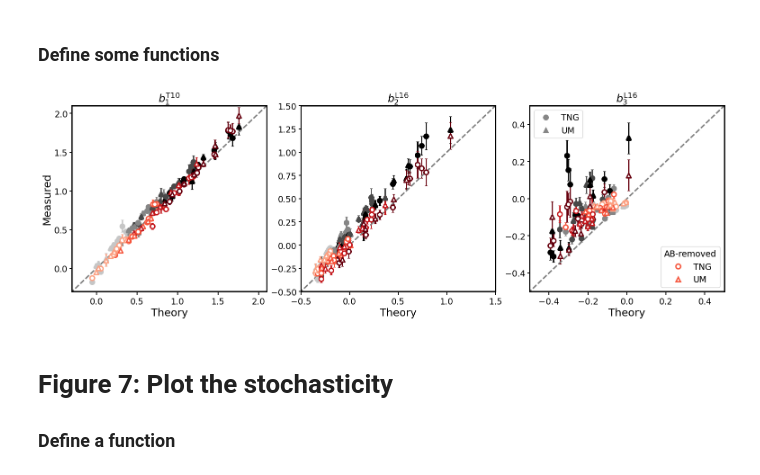
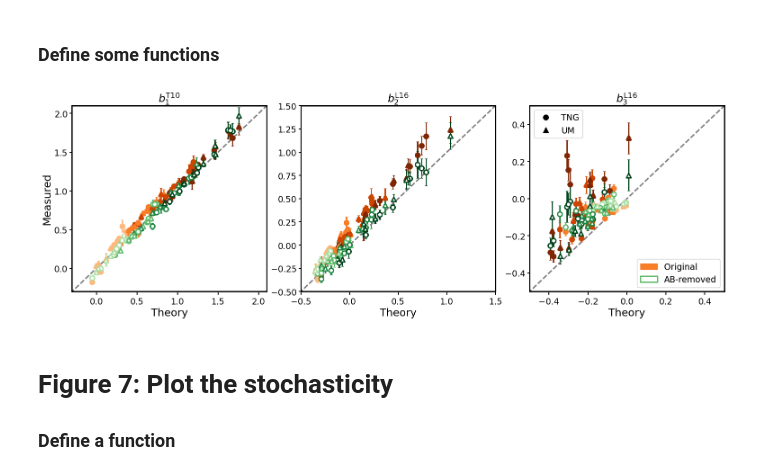
Before and after one commit to mshiferaw/bias, a Jupyter notebook: notebooks/Figures6-7.ipynb, the cells around one changed output. Cells and saved outputs as stored; diff of their text form; code cells hidden in the pictures.

```diff
--- a/notebooks/Figures6-7.ipynb
+++ b/notebooks/Figures6-7.ipynb
@@ -50,8 +50,8 @@ delta_c = 1.686
 cosmo_default = ccl.Cosmology(Omega_b=0.0486, Omega_c=0.2589, h=h, n_s=0.9667, sigma8=0.8159)
 hmf = ccl.halos.MassFuncTinker10()
 # %%
-cmap_AB = plt.get_cmap('Greys')(np.linspace(0.333, 0.999, 4))
-cmap_ABR = plt.get_cmap('Reds')(np.linspace(0.333, 0.999, 4))
+cmap_AB = plt.get_cmap('Oranges')(np.linspace(0.333, 0.999, 4))
+cmap_ABR = plt.get_cmap('Greens')(np.linspace(0.333, 0.999, 4))
 # %% [markdown]
 ### Define some functions
 # %%
@@ -200,42 +200,42 @@ for prefix, legend_title, cmap in zip(['', 'AB_'], ['', 'AB-removed'], [cmap_AB,
 
                         # compute total HOD
                         n_total = np.load(home+'data/AB_n_total_z'+str(redshift)+'_'+color+'_'+hodtype+'_'+density_plot+'.npy')
 
                         # load error bars
                         err = error(hodtype, redshift, color, density_plot)
 
                         if prefix == '':
                             ax.scatter(bias(bins, n_total, a = scale_factor(redshift), cosmo = cosmo)[0][l], biasval[:,l][k1_idx],
                                        color = cmap[i], marker = marker, linewidth = 5, zorder = 3)
                         else:
                             ax.scatter(bias(bins, n_total, a = scale_factor(redshift), cosmo = cosmo)[0][l], biasval[:,l][k1_idx],
                                        facecolors = 'white', edgecolors = cmap[i], marker = marker, linewidth = 2.5, zorder = 3, s = 75) #label = legend_label
                         ax.errorbar(bias(bins, n_total, a = scale_factor(redshift), cosmo = cosmo)[0][l], biasval[:,l][k1_idx], yerr = err[l],
                                     color = cmap[i], fmt = 'none', elinewidth = 2.5, capsize = 2.5)
 
         ax.plot(np.linspace(-1,8), np.linspace(-1,8), linestyle = '--', linewidth = 2.5, color = 'grey')
 
         if j==0:
             ax.set_ylabel("Measured")
         ax.set_xlabel("Theory")
         ax.set_title(ylabel[j])
         ax.set_xlim(bounds[j])
         ax.set_ylim(bounds[j])
 
-    if prefix == '':
-        custom_lines = [Line2D([0], [0], color = cmap[1], markersize = 10, marker = 'o', linestyle = 'None'),
-                        Line2D([0], [0], color = cmap[1], markersize = 10, marker = '^', linestyle = 'None')]
-        second_legend = plt.legend(custom_lines, hodtypes, loc = 'upper left', title = legend_title)
-    else:
-        custom_lines = [Line2D([0], [0], color = cmap[1], markersize = 9, marker = 'o', linestyle = 'None', markerfacecolor = 'white', markeredgewidth = 2.5),
-                        Line2D([0], [0], color = cmap[1], markersize = 9, marker = '^', linestyle = 'None', markerfacecolor = 'white', markeredgewidth = 2.5)]
-        second_legend = plt.legend(custom_lines, hodtypes, loc = 'lower right', title = legend_title)
+    custom_lines = [Line2D([0], [0], color = 'black', markersize = 10, marker = 'o', linestyle = 'None'),
+                    Line2D([0], [0], color = 'black', markersize = 10, marker = '^', linestyle = 'None')]
+    second_legend = plt.legend(custom_lines, hodtypes, loc = 'upper left')
     ax.add_artist(second_legend)
+
+    patch = [mpatches.Patch(color=cmap_AB[1], label = 'Original'),
+             mpatches.Patch(facecolor = 'white', linewidth = 2.5, edgecolor=cmap_ABR[1], label = 'AB-removed')]
+    first_legend = plt.legend(handles=patch, loc = 'lower right')
+    ax.add_artist(first_legend)
 
 plt.savefig(home + 'figures/Figure6.pdf', dpi = 300, bbox_inches = 'tight')
 plt.show()
 # %% [output]
-[figure, old version]
+[figure, new version]
 # %% [markdown]
 # Figure 7: Plot the stochasticity
 ### Define a function
```
Also changed, not shown: 8 other files.
